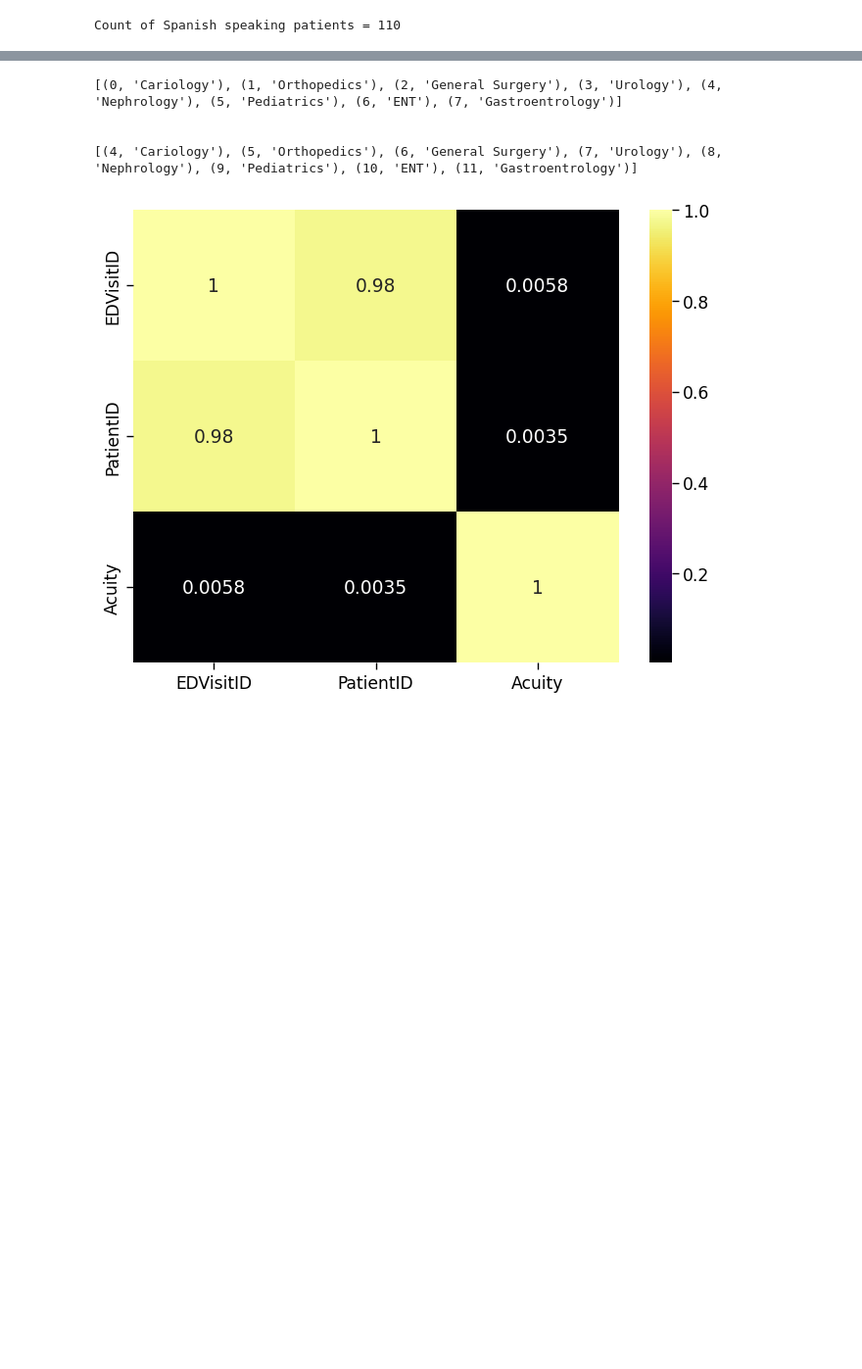
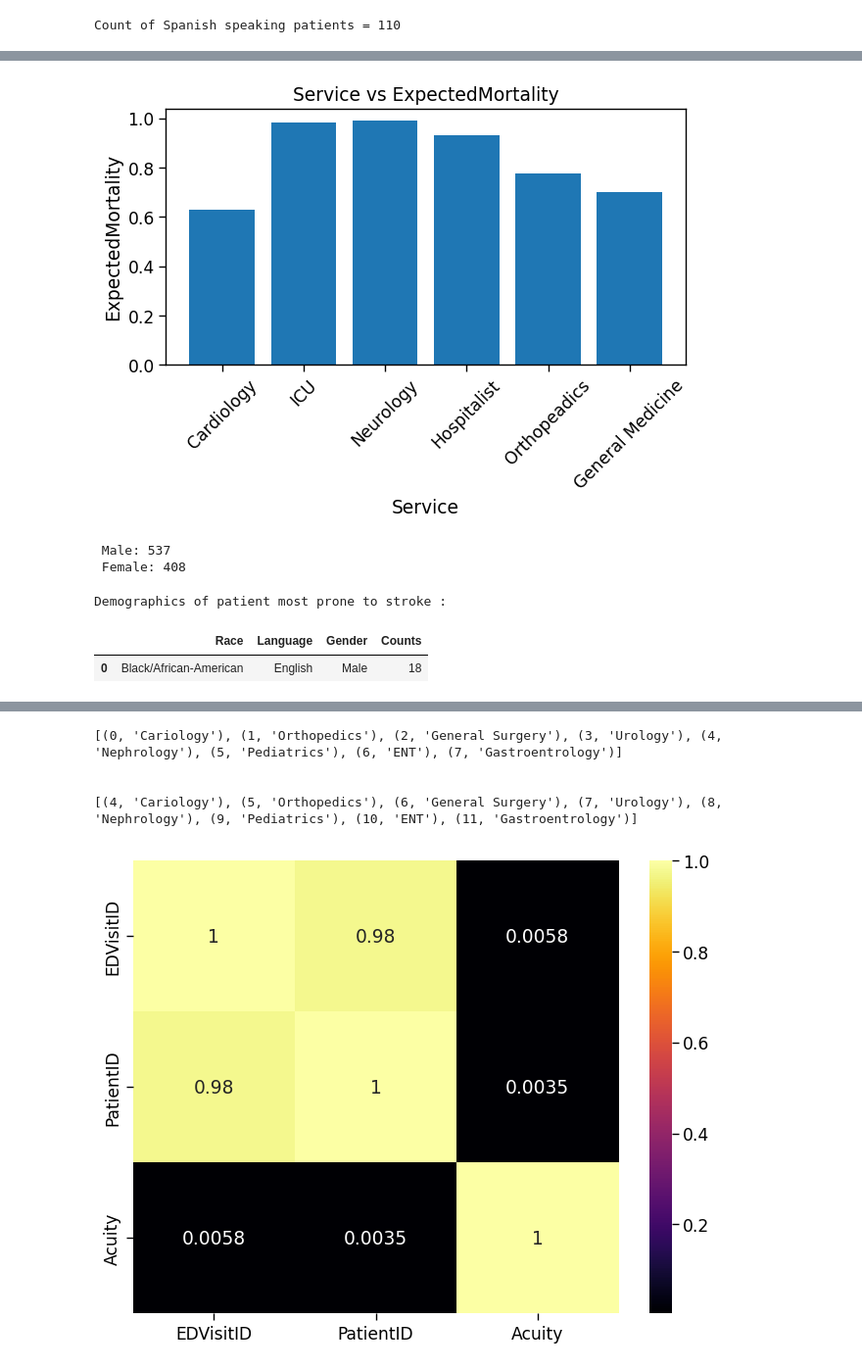
Before and after one commit to akilarvn/Python-Hackathon, a Jupyter notebook: DataEagles_FinalQuestions.ipynb, the cells around one changed output, grey strips where cells are left out. Shown at 98% size. Drawn from its saved outputs; the diff is of its cells as text; code cells hidden in the pictures; blank space fills up the shorter version.

```diff
--- a/DataEagles_FinalQuestions.ipynb
+++ b/DataEagles_FinalQuestions.ipynb
@@ -448,0 +354,12 @@ plt.show()
+# %%
+#Question 19 - Display the average LOS based on Service and Discharge Disposition(Maintain the column Hierarchy).
+
+#Finding individual LOS for each observation
+Discharges['AdmissionDate'] = pd.to_datetime(Discharges['AdmissionDate'])
+Discharges['DischargeDate'] = pd.to_datetime(Discharges['DischargeDate'])
+Discharges['LengthOfStay'] = (Discharges['DischargeDate'] - Discharges['AdmissionDate']).dt.days
+
+#Calculating & displaying avg LOS for each Service and DischargeDisposition combination
+Avg_LOS = Discharges.groupby(['Service', 'DischargeDisposition']).agg({'PatientID': 'count', 'LengthOfStay': 'mean'})
+Avg_LOS.rename(columns={'PatientID': 'Count', 'LengthOfStay': 'Average_Length_Of_Stay'}, inplace=True)
+print(Avg_LOS)
@@ -448,0 +463,45 @@ plt.show()
+# %%
+#Q25:Using a bar chart, which Service had the lowest count of Expected Mortality?
+
+plt.bar(Discharges['Service'],Discharges['ExpectedMortality']) #bar chart mention axis here
+plt.title('Service vs ExpectedMortality') #bar chart title
+plt.xlabel('Service')
+plt.xticks(rotation=45)
+plt.ylabel('ExpectedMortality')
+plt.tight_layout()
+plt.show()
+# %% [output]
+[figure, added]
+# %%
+#Q26 Using arrays and loops, find the count of patients based on gender.
+import pandas as pd
+#getting the count of patients and then using loop concent to find the count of gender
+count=int(len(Patients))
+k=0
+male_count=0
+female_count=0
+while(k<count):
+    if(Patients['Gender'].iat[k]=="Male"):
+        male_count+=1
+    else:
+        female_count+=1
+    k+=1
+
+print(" Male:",male_count,"\n","Female:",female_count)
+# %% [output]
+ Male: 537
+ Female: 408
+# %%
+# Q 27:Which demographic patients are prone to get stroke
+#here in df merges discharge and patients both patiend id
+
+df = Discharges.merge(Patients,on="PatientID")
+df3=df.loc[(df['PrimaryDiagnosis'] == 'Stroke')]
+print('Demographics of patient most prone to stroke :')
+df4 = df3[['Race','Language','Gender']].value_counts().reset_index(name='Counts')
+rslt_df = df4[df4['Counts'] == max(df4['Counts'])]
+rslt_df
+# %% [output]
+Demographics of patient most prone to stroke :
+|  | Race | Language | Gender | Counts |
+| 0 | Black/African-American | English | Male | 18 |
```
Also changed, not shown: parts of 80 cells of this notebook.
